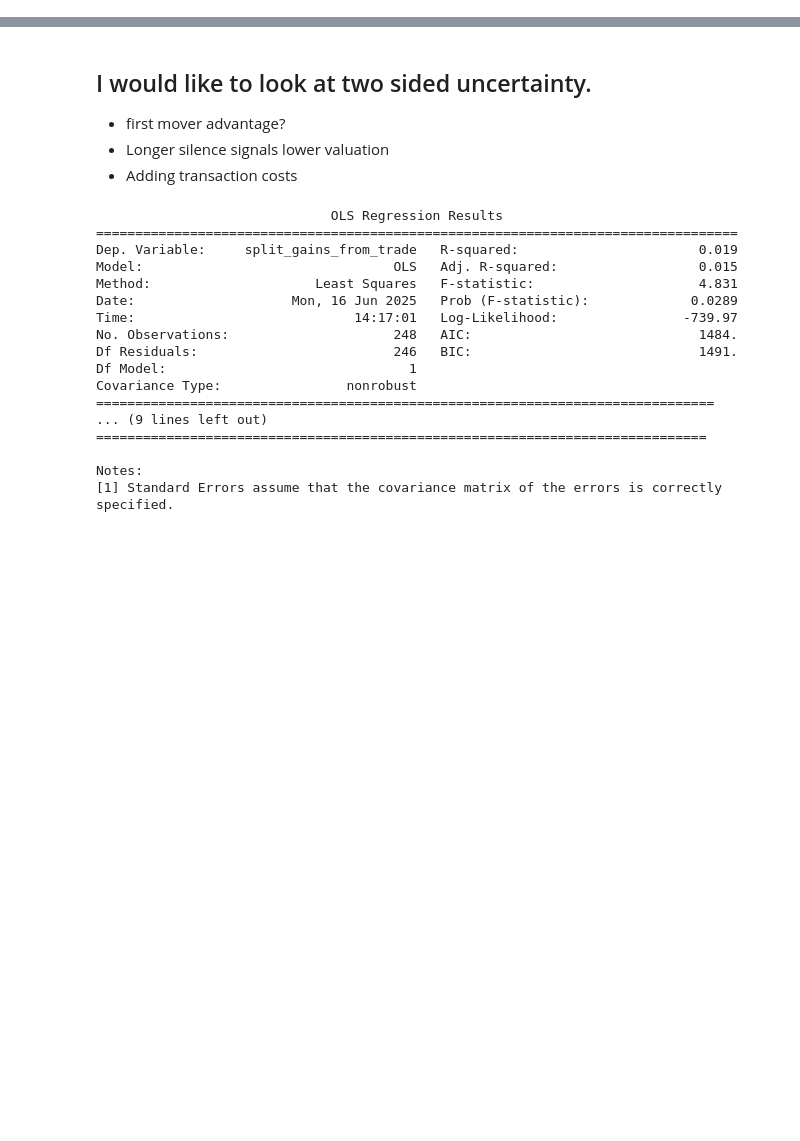
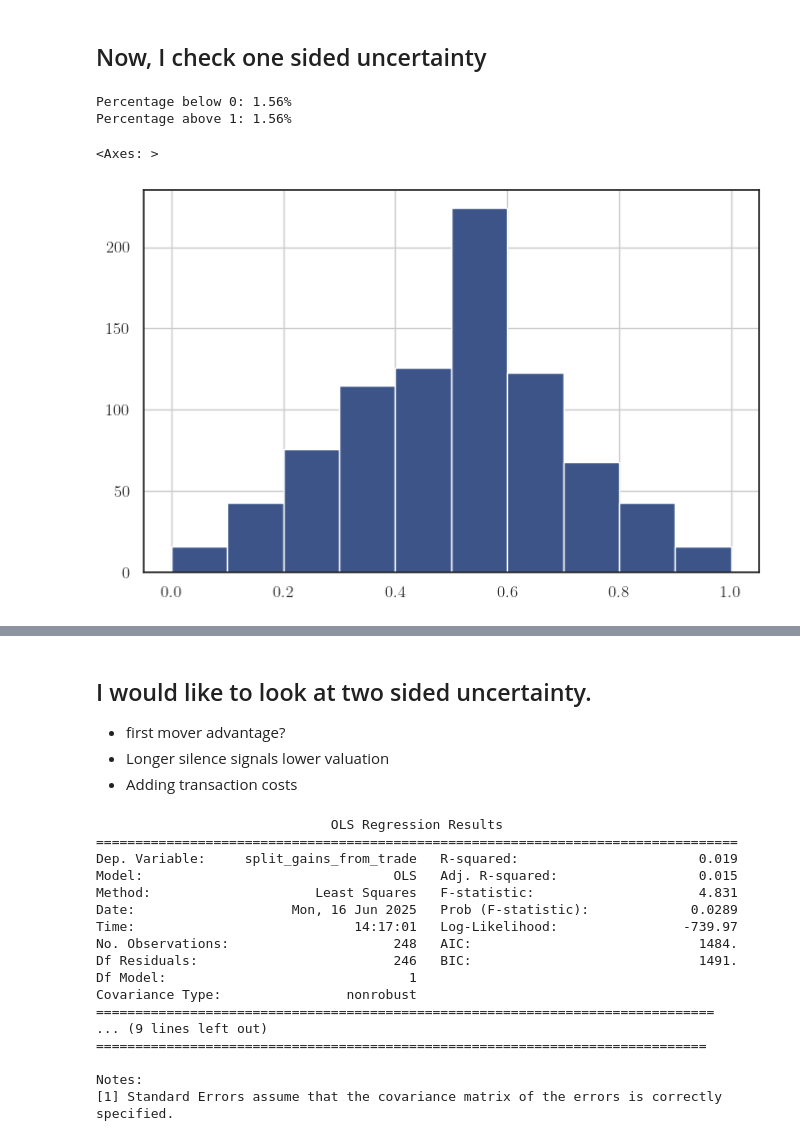
Before and after one commit to NicolasRoever/bargaining_experiment_analysis, a Jupyter notebook: src/bargaining_analysis/main_results/sandbox.ipynb, the cells around one changed output, grey strips where cells are left out. Cells and saved outputs as stored; diff of their text form; code cells hidden in the pictures; blank space fills up the shorter version.

```diff
--- a/src/bargaining_analysis/main_results/sandbox.ipynb
+++ b/src/bargaining_analysis/main_results/sandbox.ipynb
@@ -46,0 +98,17 @@ set_plot_theme()
+# %% [markdown]
+## Now, I check one sided uncertainty
+# %%
+df_one_sided = df[(df["treatment"] == "T3") | (df["treatment"] == "T4")]
+# %%
+below_zero = (df_one_sided["split_gains_from_trade"] < 0).mean() * 100
+above_one = (df_one_sided["split_gains_from_trade"] > 1).mean() * 100
+
+print(f"Percentage below 0: {below_zero:.2f}%")
+print(f"Percentage above 1: {above_one:.2f}%")
+
+df_one_sided["split_gains_from_trade"].hist(range=(0, 1))
+# %% [output]
+Percentage below 0: 1.56%
+Percentage above 1: 1.56%
+<Axes: >
+[figure, added]
```
Also changed, not shown: parts of 12 cells of this notebook, 17 other files.
